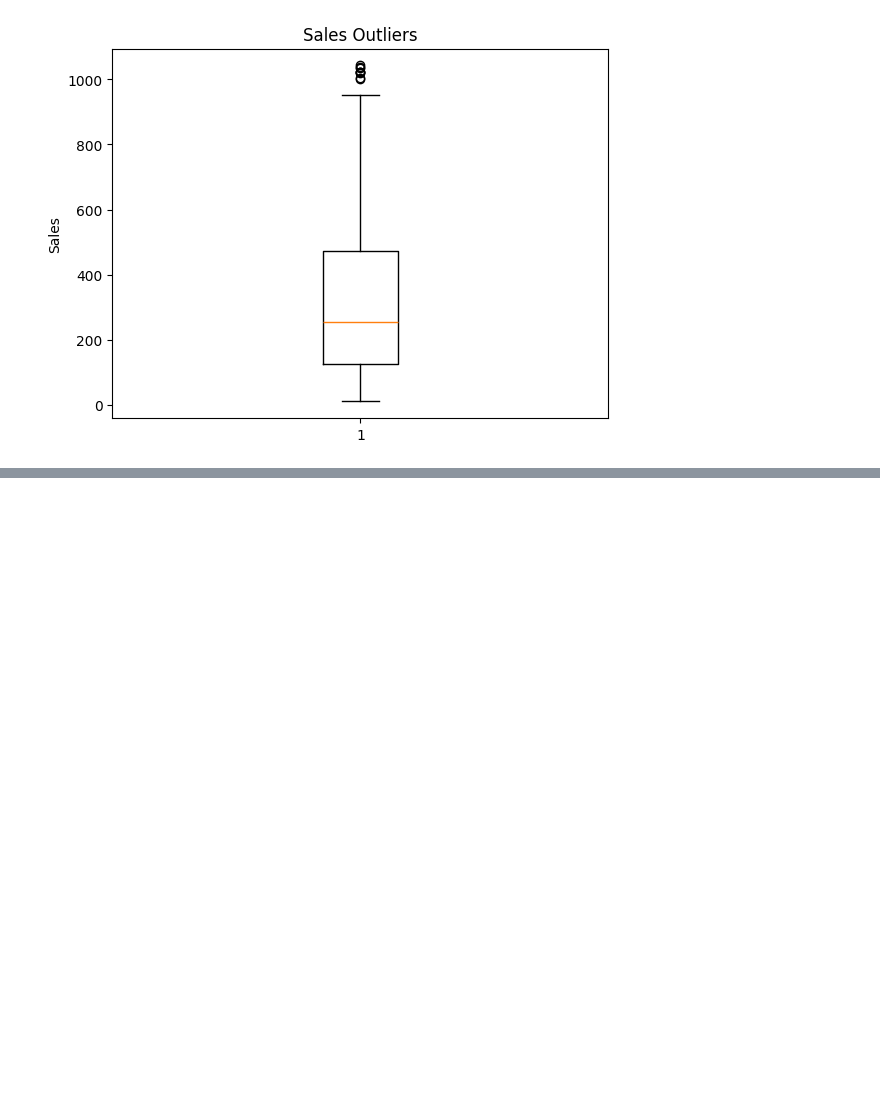
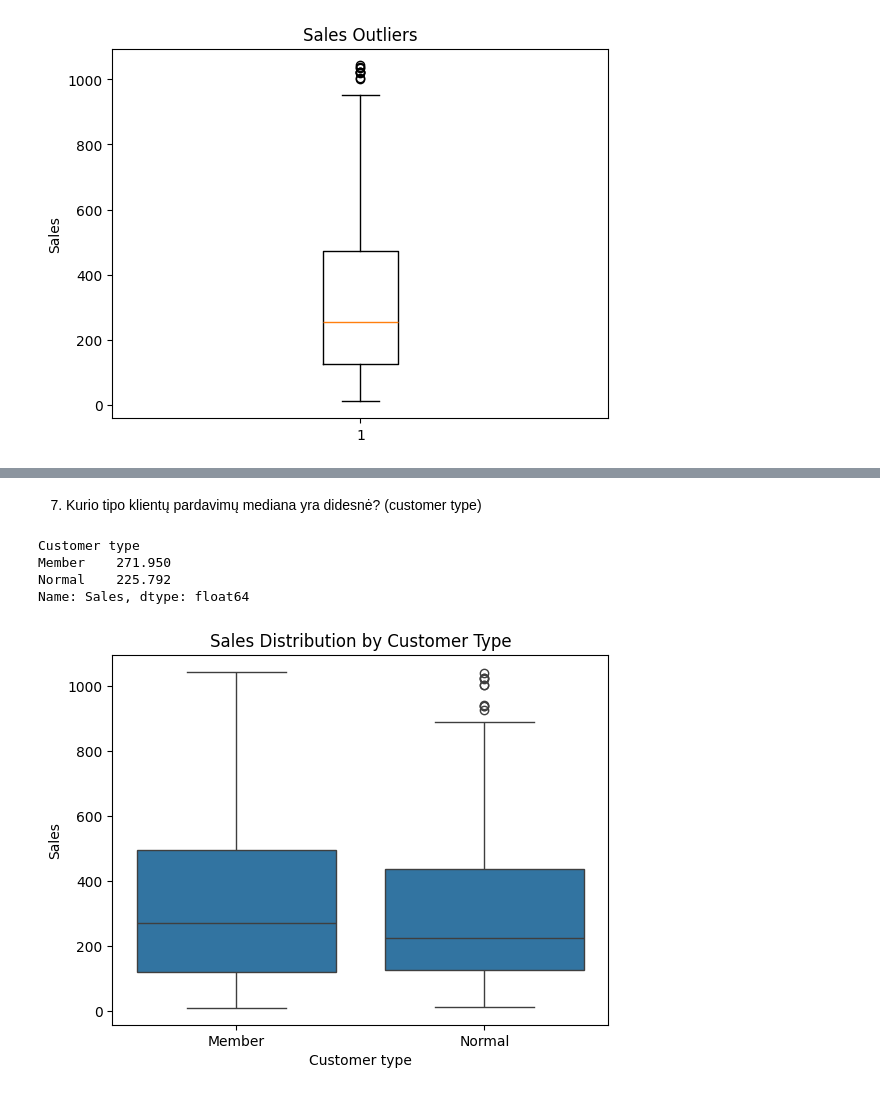
Before and after one commit to Devilstix/BIT_Data_analyst, a Jupyter notebook: 04_statistics/lectures/01_lesson/Descriptive_Statistics_Tasks.ipynb, the cells around one changed output, grey strips where cells are left out. Drawn from its saved outputs; the diff is of its cells as text; code cells hidden in the pictures; blank space fills up the shorter version.

```diff
--- a/04_statistics/lectures/01_lesson/Descriptive_Statistics_Tasks.ipynb
+++ b/04_statistics/lectures/01_lesson/Descriptive_Statistics_Tasks.ipynb
@@ -99,0 +119,18 @@ plt.show()
+# %% [markdown]
+7. Kurio tipo klientų pardavimų mediana yra didesnė? (customer type)
+# %%
+df.groupby("Customer type")["Sales"].median()
+# %% [output]
+Customer type
+Member    271.950
+Normal    225.792
+Name: Sales, dtype: float64
+# %%
+import seaborn as sns
+import matplotlib.pyplot as plt
+
+sns.boxplot(x="Customer type", y="Sales", data=df)
+plt.title("Sales Distribution by Customer Type")
+plt.show()
+# %% [output]
+[figure, added]
```
Also changed, not shown: parts of 5 cells of this notebook, 4 other files.
